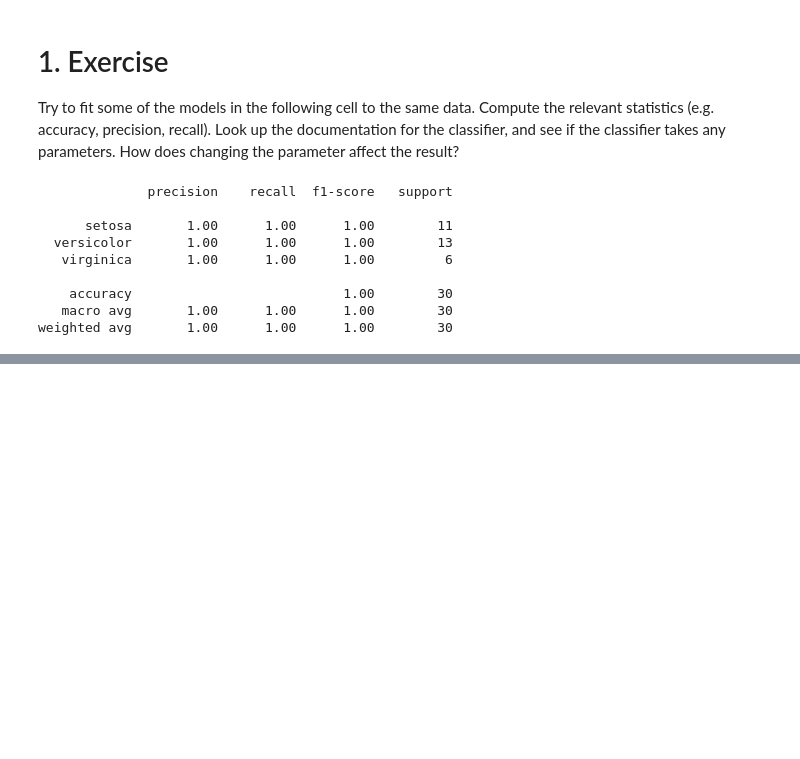
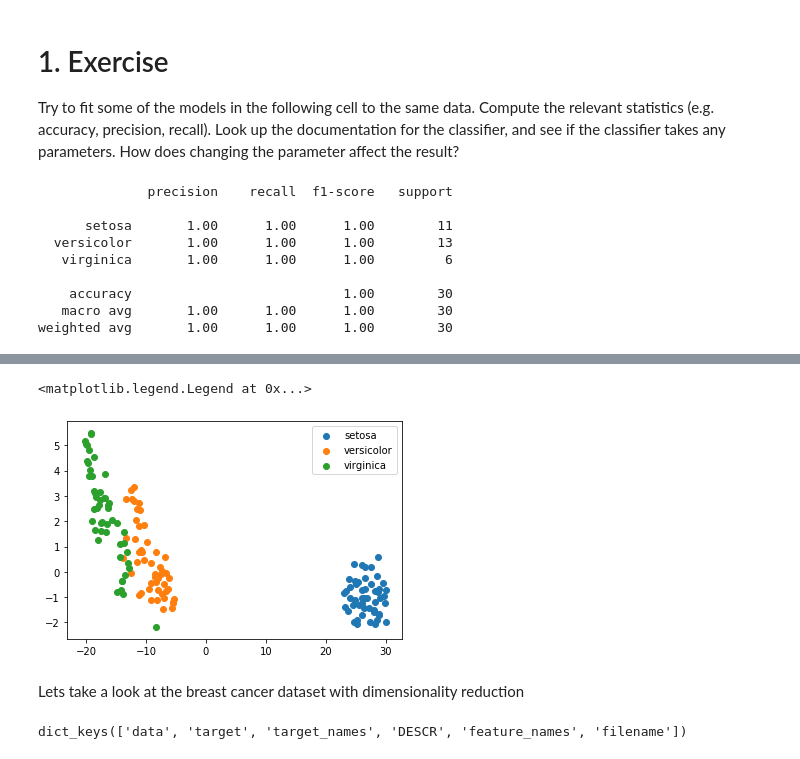
Before and after one commit to angelacpd/Scientific_Python, a Jupyter notebook: Lecture_7.ipynb, the cells around one changed output, grey strips where cells are left out. Saved outputs shown, nothing was run; the diff lists cells and outputs as text; code cells hidden in the pictures; blank space fills up the shorter version.

```diff
--- a/Lecture_7.ipynb
+++ b/Lecture_7.ipynb
@@ -300,0 +432,4 @@ weighted avg       1.00      1.00      1.00        30
+# %%
+from sklearn.manifold import TSNE
+model = TSNE(n_components=2)
+X_transformed = model.fit_transform(X)
@@ -300,0 +440,10 @@ weighted avg       1.00      1.00      1.00        30
+# %%
+for name in iris.target_names:
+    plt.scatter(X_transformed[y == name, 0], X_transformed[y == name, 1], label=name)
+
+plt.legend()
+# %% [output]
+<matplotlib.legend.Legend at 0x...>
+[figure, added]
+# %% [markdown]
+Lets take a look at the breast cancer dataset with dimensionality reduction
@@ -300,0 +455,4 @@ weighted avg       1.00      1.00      1.00        30
+# %%
+bc.keys()
+# %% [output]
+dict_keys(['data', 'target', 'target_names', 'DESCR', 'feature_names', 'filename'])
```
Also changed, not shown: parts of 20 cells of this notebook.
